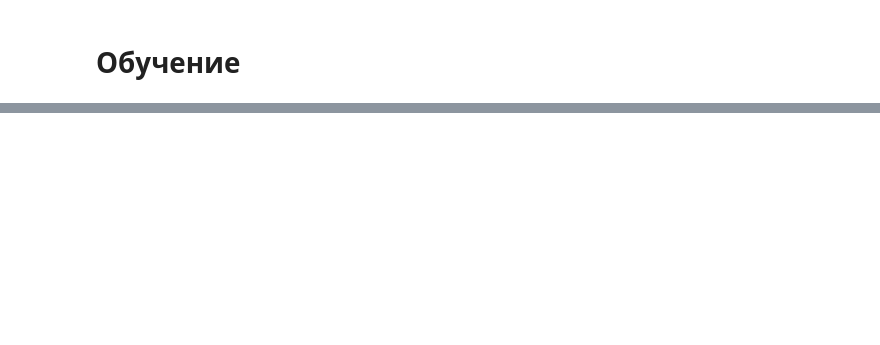
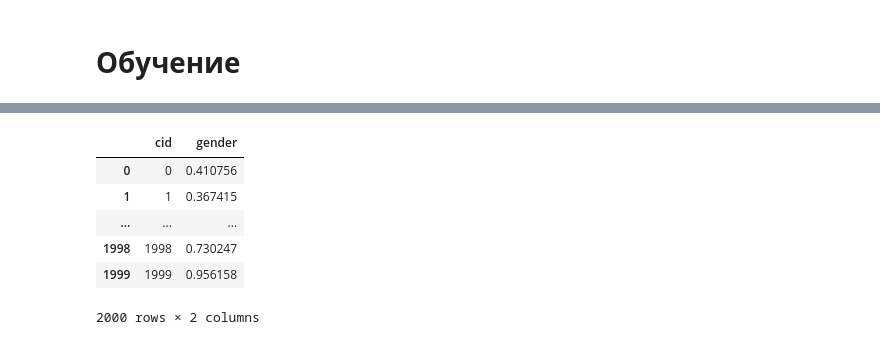
Before and after one commit to esheshka/sber_SSAD, a Jupyter notebook: Что_то_зачем_то.ipynb, the cells around one changed output, grey strips where cells are left out. Saved outputs shown, nothing was run; the diff lists cells and outputs as text; code cells hidden in the pictures; blank space fills up the shorter version.

```diff
--- a/Что_то_зачем_то.ipynb
+++ b/Что_то_зачем_то.ipynb
@@ -103,0 +135,5 @@ Wall time: 13.5 s
+# %%
+df_ = gender.drop('gender', axis=1); df_.T  # a list of ordered client IDs (as index)
+
+pd.set_option('display.max_colwidth', 100, 'display.max_columns', 20, 'display.width', 1000, 'display.max_rows', 4)
+tmr = Timer() # runtime limit (in seconds). Add all of your code after the timer
@@ -395 +610,11 @@ dtype: float64
+# %%
+pd.read_csv('💳Baseline (11).csv')
+# %% [output]
+|  | cid | gender |
+| 0 | 0 | 0.410756 |
+| 1 | 1 | 0.367415 |
+| ... | ... | ... |
+| 1998 | 1998 | 0.730247 |
+| 1999 | 1999 | 0.956158 |
+2000 rows × 2 columns
 # %%
```
Also changed, not shown: parts of 31 cells of this notebook.
